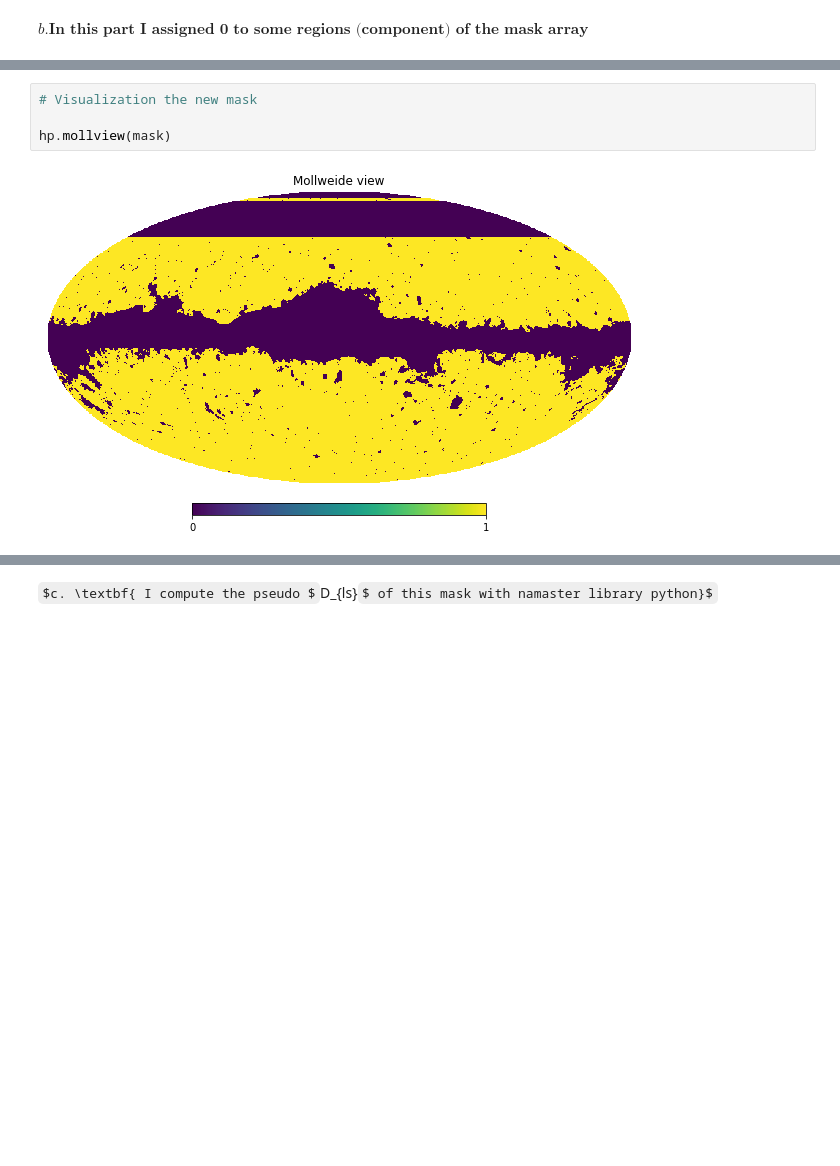
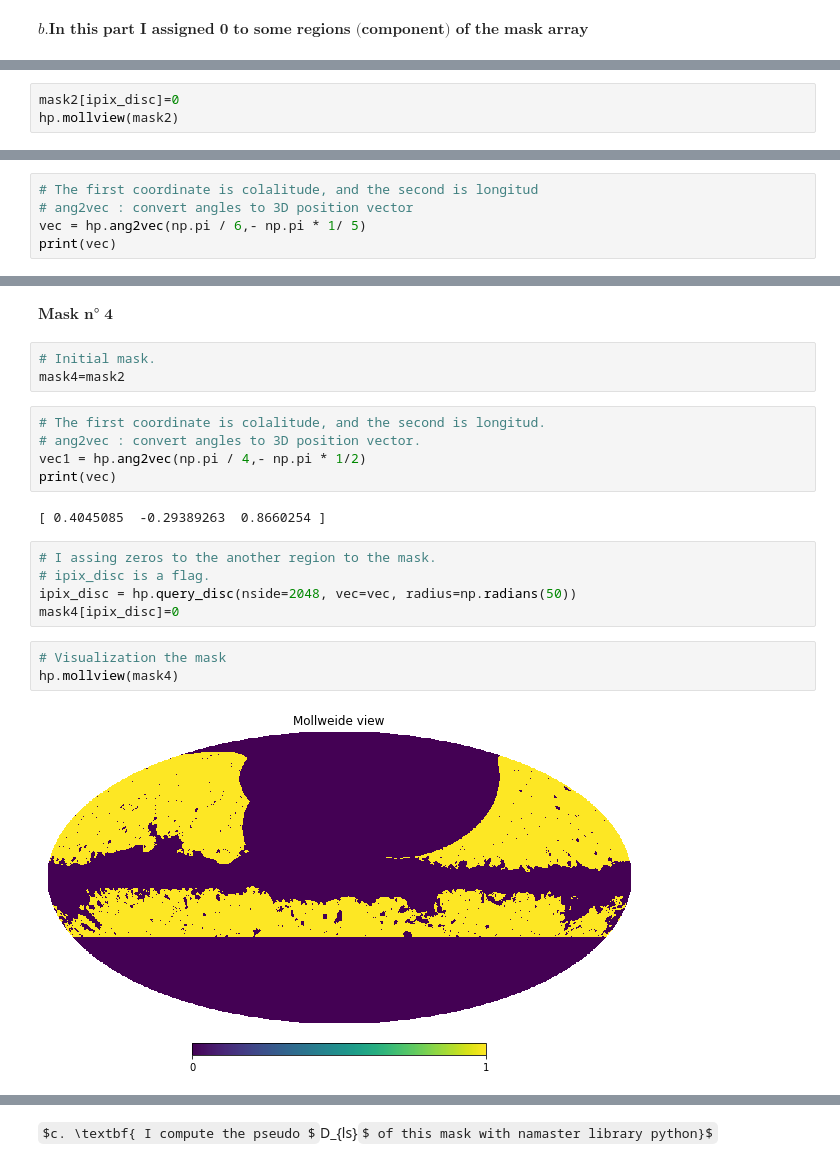
Before and after one commit to Augustocmb/cmblss, a Jupyter notebook: code/cmblss-main/mask_code.ipynb, the cells around one changed output, grey strips where cells are left out. Cells and saved outputs as stored; diff of their text form; some formulas as TeX source; blank space fills up the shorter version.

```diff
--- a/code/cmblss-main/mask_code.ipynb
+++ b/code/cmblss-main/mask_code.ipynb
@@ -66,0 +108,3 @@ for j in np.arange(0, 250000,1):
+# %%
+mask2[ipix_disc]=0
+hp.mollview(mask2)
@@ -66,0 +135,5 @@ for j in np.arange(0, 250000,1):
+# %%
+# The first coordinate is colalitude, and the second is longitud
+# ang2vec : convert angles to 3D position vector
+vec = hp.ang2vec(np.pi / 6,- np.pi * 1/ 5)
+print(vec)
@@ -67,6 +168,22 @@ for j in np.arange(0, 250000,1):
+# %% [markdown]
+$ \textbf{Mask n° 4}$
+# %%
+# Initial mask.
+mask4=mask2
+# %%
+# The first coordinate is colalitude, and the second is longitud.
+# ang2vec : convert angles to 3D position vector.
+vec1 = hp.ang2vec(np.pi / 4,- np.pi * 1/2)
+print(vec)
+# %% [output]
+[ 0.4045085  -0.29389263  0.8660254 ]
+# %%
+# I assing zeros to the another region to the mask.
+# ipix_disc is a flag.
+ipix_disc = hp.query_disc(nside=2048, vec=vec, radius=np.radians(50))
+mask4[ipix_disc]=0
 # %%
-# Visualization the new mask
-
-hp.mollview(mask)
+# Visualization the mask
+hp.mollview(mask4)
 # %% [output]
-[figure, old version]
+[figure, new version]
```
Also changed, not shown: parts of 90 cells of this notebook.
